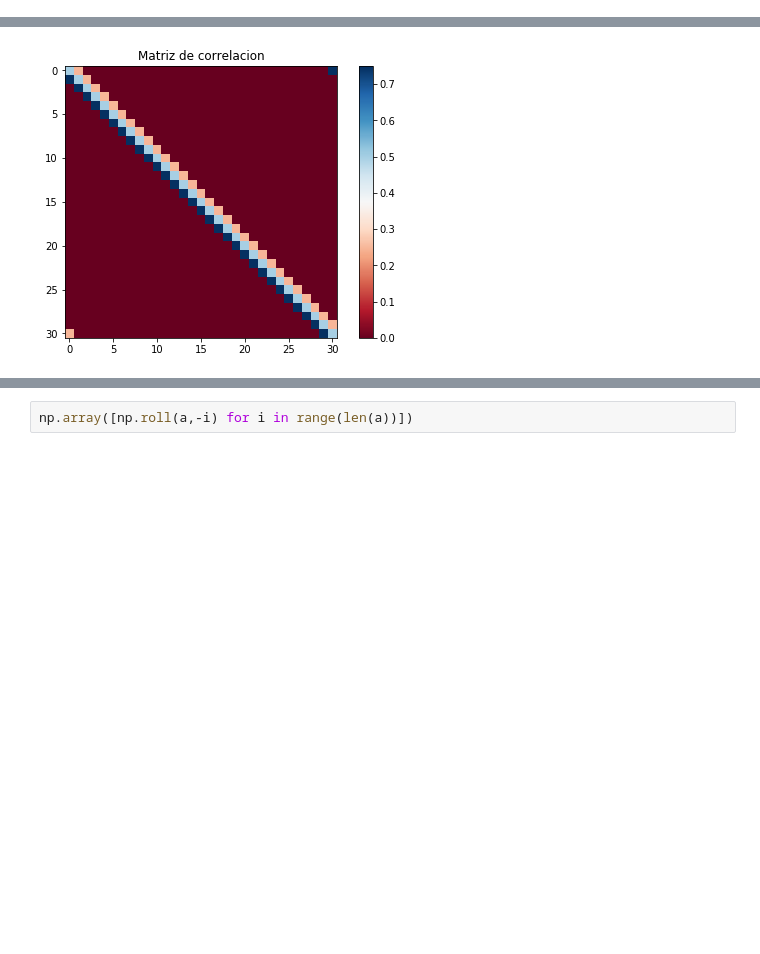
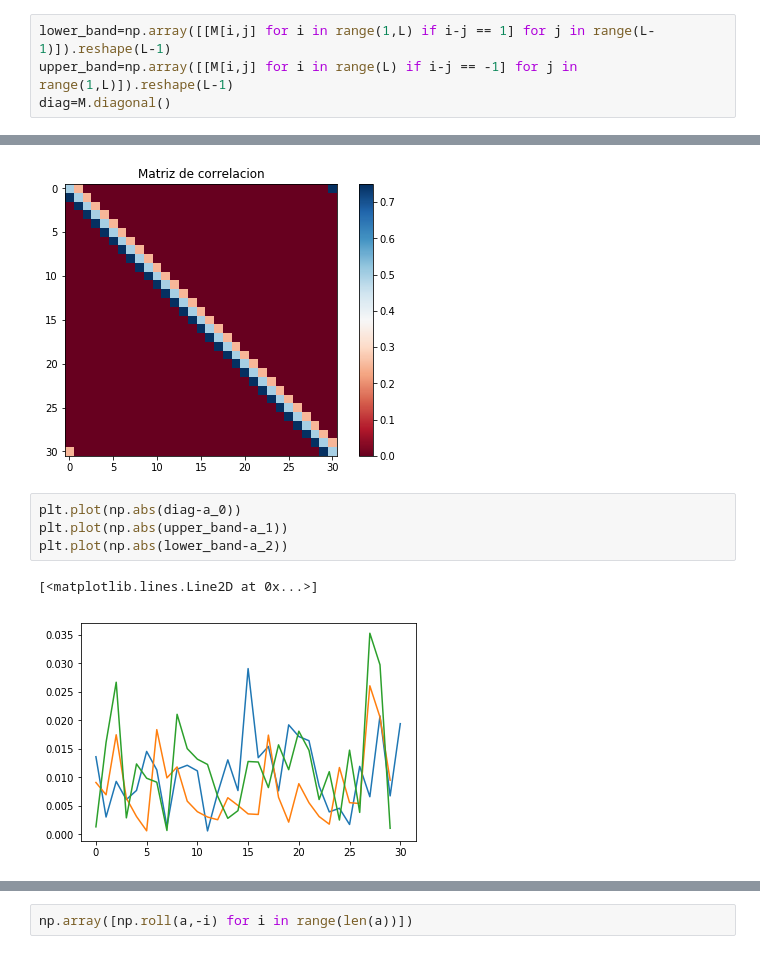
Before and after one commit to jamontanac/Tesis_Master, a Jupyter notebook: XY_model/Calculating_Entropy_and_density_matrix/Prueba15-10-19.ipynb, the cells around one changed output, grey strips where cells are left out. Drawn from its saved outputs; the diff is of its cells as text; blank space fills up the shorter version.

```diff
--- a/XY_model/Calculating_Entropy_and_density_matrix/Prueba15-10-19.ipynb
+++ b/XY_model/Calculating_Entropy_and_density_matrix/Prueba15-10-19.ipynb
@@ -413,0 +421,4 @@ array([0.48853579, 0.49764629, 0.49507811, 0.47618635, 0.5020365 ,
+# %%
+lower_band=np.array([[M[i,j] for i in range(1,L) if i-j == 1] for j in range(L-1)]).reshape(L-1)
+upper_band=np.array([[M[i,j] for i in range(L) if i-j == -1] for j in range(1,L)]).reshape(L-1)
+diag=M.diagonal()
@@ -431,6 +460,13 @@ plt.title("Matriz de correlacion")
 plt.show()
 # %% [output]
 [figure]
+# %%
+plt.plot(np.abs(diag-a_0))
+plt.plot(np.abs(upper_band-a_1))
+plt.plot(np.abs(lower_band-a_2))
+# %% [output]
+[<matplotlib.lines.Line2D at 0x...>]
+[figure, added]
 # %%
 plt.imshow(expm(A@np.diag(-S+0.5)@B).real)
 plt.colorbar()
```
Also changed, not shown: parts of 15 cells of this notebook.
